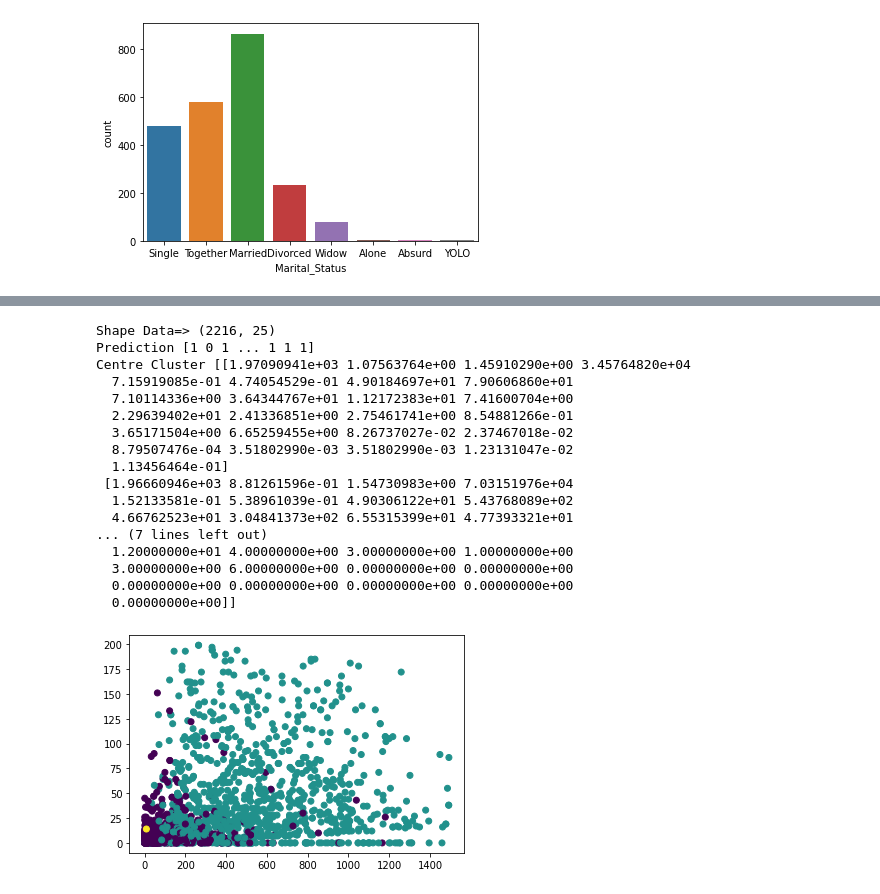
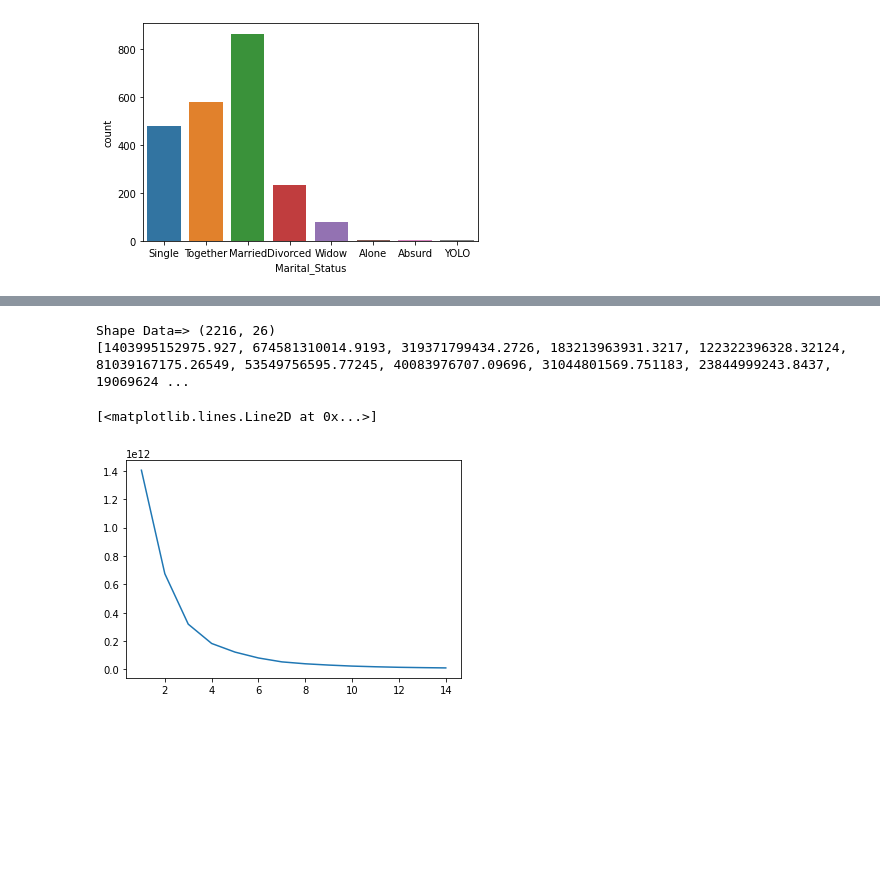
Before and after one commit to yassinetaiki/Personnality_Customer, a Jupyter notebook: Conso_Explo_data.ipynb, the cells around one changed output, grey strips where cells are left out. Saved outputs shown, nothing was run; the diff lists cells and outputs as text; code cells hidden in the pictures; blank space fills up the shorter version.

```diff
--- a/Conso_Explo_data.ipynb
+++ b/Conso_Explo_data.ipynb
@@ -69,6 +69,9 @@ print(marketing.dtypes.value_counts())
 
 
 marketing['Dt_Customer']=pd.to_datetime(marketing['Dt_Customer'])
+marketing['anciente']=pd.Timestamp.now().year-marketing['Dt_Customer'].dt.year
+
+marketing['anciente']
 
 for col in marketing.select_dtypes('object'):
     print (f'{col :-<50} {marketing[col].unique()}')
@@ -143,6 +154,9 @@ marketing.corr()
 from sklearn.preprocessing import *
 from sklearn.model_selection import *
 from sklearn.cluster import KMeans,DBSCAN,AffinityPropagation
+from sklearn.metrics import *
+from sklearn.metrics.cluster import contingency_matrix
+from sklearn.mixture import *
 
 
 
@@ -159,56 +173,60 @@ def Encodage(data):
           'Married':2,
           'Divorced':3,
           'Widow':4,
           'Alone':5,
           'Absurd':6,
           'YOLO':7,
           'Graduation':0,
           'PhD':1,
           'Master':2,
           'Basic':3,
           '2n Cycle':4
             }
     for col in data.select_dtypes('object'):
         data[col]=data[col].map(codage)
 
     return data
 
 def Modele(data):
     data=Imputer(data)
     data=Encodage(data)
 
     x=data.drop('Dt_Customer',axis=1)
 
     return x
 
 dataset=Modele(marketing)
 print("Shape Data=>",dataset.shape)
 
-def Eva_modele(xdata):
-    model=KMeans(n_clusters=3)
-    model.fit(xdata)
-    print("Prediction",model.predict(xdata))
-    print("Centre Cluster",model.cluster_centers_)
-    plt.scatter(dataset.iloc[:,7].values,dataset.iloc[:,8].values,c=model.predict(dataset))
-    plt.show()
+def Eva_modele(model):
+    model.fit(dataset)
+    print("Prediction",model.predict(dataset))
+    #print("labels",model.labels_)
+    print("score_1",silhouette_score(dataset,model.predict(dataset), metric='euclidean'))
+    #print("score_2",calinski_harabasz_score(xdata,model.labels_))
+    #print("score_3",davies_bouldin_score(xdata,model.labels_))
+    #print("matrice contingence",contingency_matrix(xdata,model.labels_))
+    #print("Centre Cluster",model.cluster_centers_)
+    #plt.scatter(dataset.iloc[:,7].values,dataset.iloc[:,8].values,c=model.predict(dataset))
+    #plt.show()
 
-Eva_modele(dataset)
+
+#Eva_modele(dataset,GaussianMixture(n_components=3,random_state=0))
+#Eva_modele(KMeans(n_clusters=3))
+
+#elbow methode
+cout=[]
+for i in range(1,15):
+    mod=KMeans(n_clusters=i)
+    mod.fit(dataset)
+    cout.append(mod.inertia_)
+
+print(cout)
+k=np.arange(1,15)
+fig1=plt.figure()
+plt.plot(k,cout)
 # %% [output]
-Shape Data=> (2216, 25)
-Prediction [1 0 1 ... 1 1 1]
-Centre Cluster [[1.97090941e+03 1.07563764e+00 1.45910290e+00 3.45764820e+04
-  7.15919085e-01 4.74054529e-01 4.90184697e+01 7.90606860e+01
-  7.10114336e+00 3.64344767e+01 1.12172383e+01 7.41600704e+00
-  2.29639402e+01 2.41336851e+00 2.75461741e+00 8.54881266e-01
-  3.65171504e+00 6.65259455e+00 8.26737027e-02 2.37467018e-02
-  8.79507476e-04 3.51802990e-03 3.51802990e-03 1.23131047e-02
-  1.13456464e-01]
- [1.96660946e+03 8.81261596e-01 1.54730983e+00 7.03151976e+04
-  1.52133581e-01 5.38961039e-01 4.90306122e+01 5.43768089e+02
-  4.66762523e+01 3.04841373e+02 6.55315399e+01 4.77393321e+01
-... (7 lines left out)
-  1.20000000e+01 4.00000000e+00 3.00000000e+00 1.00000000e+00
-  3.00000000e+00 6.00000000e+00 0.00000000e+00 0.00000000e+00
-  0.00000000e+00 0.00000000e+00 0.00000000e+00 0.00000000e+00
-  0.00000000e+00]]
+Shape Data=> (2216, 26)
+[1403995152975.927, 674581310014.9193, 319371799434.2726, 183213963931.3217, 122322396328.32124, 81039167175.26549, 53549756595.77245, 40083976707.09696, 31044801569.751183, 23844999243.8437, 19069624 ...
+[<matplotlib.lines.Line2D at 0x...>]
-[figure, old version]
+[figure, new version]
```
Also changed, not shown: parts of 7 cells of this notebook.
